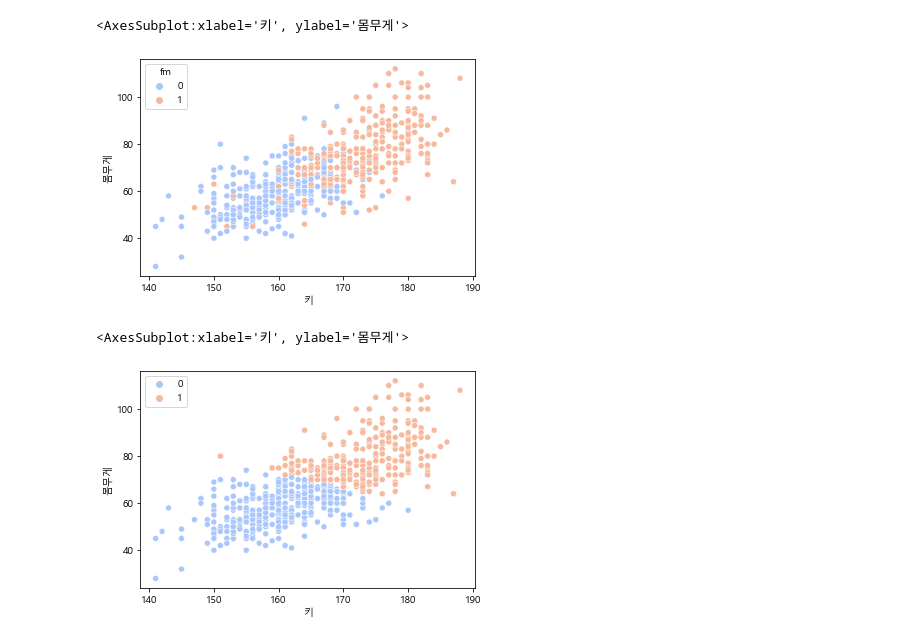
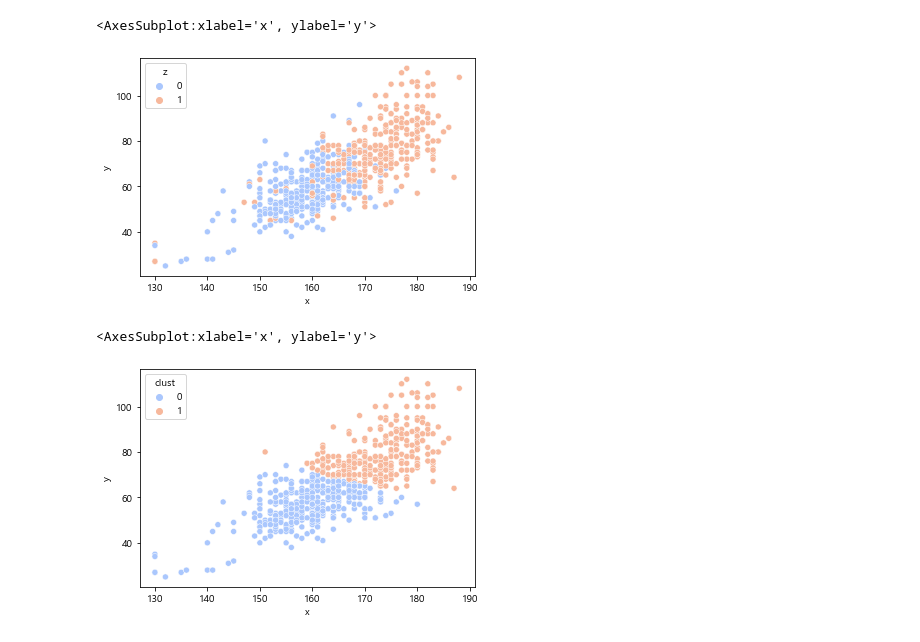
Before and after one commit to areum-choe/Machine_Learning, a Jupyter notebook: Cluster/cluster_hospital.ipynb, the cells around one changed output. Saved outputs shown, nothing was run; the diff lists cells and outputs as text; code cells hidden in the pictures.

Commit message:
cluster
cluster

```diff
--- a/Cluster/cluster_hospital.ipynb
+++ b/Cluster/cluster_hospital.ipynb
@@ -44,5 +42,5 @@ memory usage: 34.8+ KB
 # %%
-cluster=cluster[(cluster['키']>=130)&(cluster['몸무게']>=5)&(cluster['몸무게']<=140)&(cluster['수축기혈압']>=5)&(cluster['이완기혈압']>=5)]
+cluster=cluster[(cluster['키']>=130)&(cluster['몸무게']>=5)&(cluster['몸무게']<=140)]
 # %%
 cluster.info()
 # %% [output]
@@ -124,2 +118,2 @@ clust_df.to_json()
 # %%
-clust_df.head(50)
+clust_df.columns = ['x', 'y', 'z','clust']
@@ -158,12 +120,12 @@ memory usage: 22.4+ KB
 # %%
 #원본데이터 시각화
-sns.scatterplot(x=clust_df.iloc[:,0],y=clust_df.iloc[:,1],data=clust_df,hue='fm',palette='coolwarm')
+sns.scatterplot(x=clust_df.iloc[:,0],y=clust_df.iloc[:,1],data=clust_df,hue='z',palette='coolwarm')
 # %% [output]
-<AxesSubplot:xlabel='키', ylabel='몸무게'>
+<AxesSubplot:xlabel='x', ylabel='y'>
-[figure, old version]
+[figure, new version]
 # %%
 #kmeans예측 군집화 시각화
-sns.scatterplot(x=clust_df.iloc[:,0],y=clust_df.iloc[:,1],data=cluster_f,hue=clust_model.labels_,palette='coolwarm')
+sns.scatterplot(x=clust_df.iloc[:,0],y=clust_df.iloc[:,1],data=clust_df,hue='clust',palette='coolwarm')
 # %% [output]
-<AxesSubplot:xlabel='키', ylabel='몸무게'>
+<AxesSubplot:xlabel='x', ylabel='y'>
-[figure, old version]
+[figure, new version]
```
Also changed, not shown: parts of 15 cells of this notebook, 2 other files.
